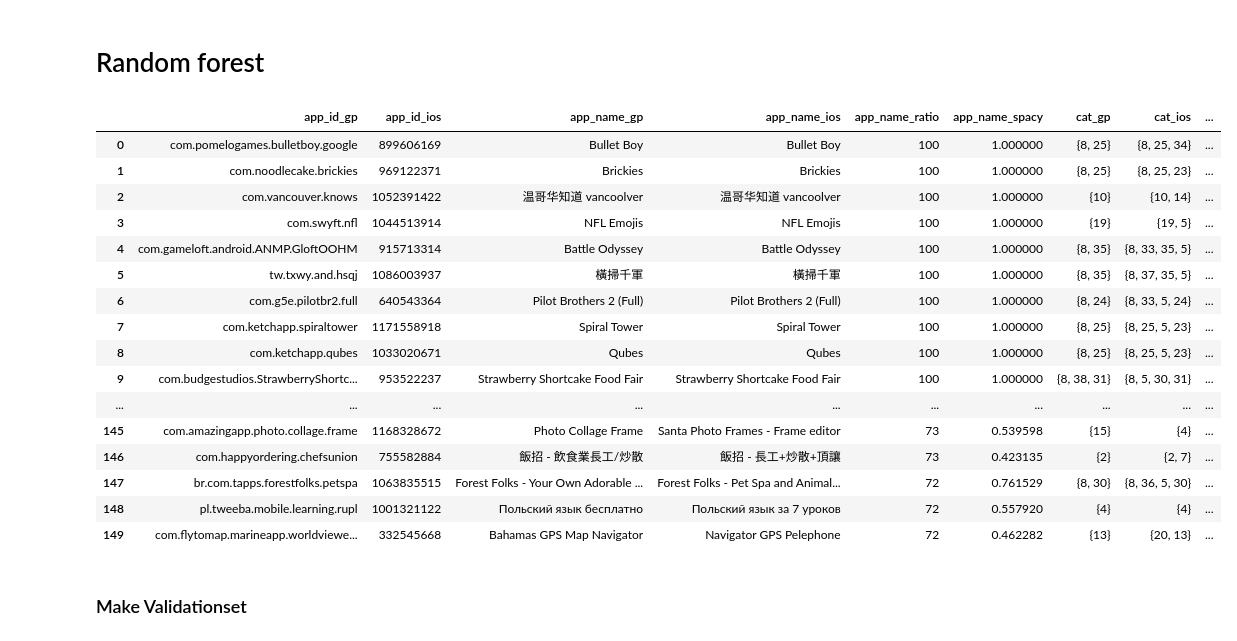
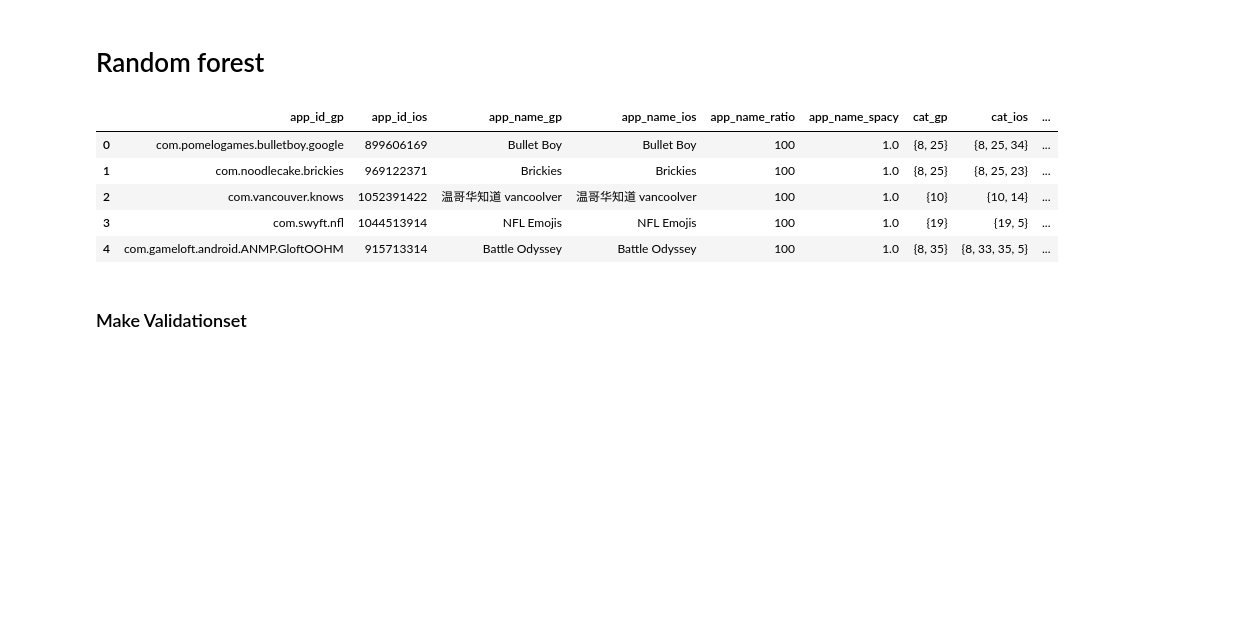
Before and after one commit to miliar/app-name-matching, a Jupyter notebook: main.ipynb, the cells around one changed output. Drawn from its saved outputs; the diff is of its cells as text; code cells hidden in the pictures; blank space fills up the shorter version.

```diff
--- a/main.ipynb
+++ b/main.ipynb
@@ -265,27 +265,16 @@ df_ratio = pd.read_feather(f'{PATH}ratio')
 # %%
 #Looking at data sorted by new features
 df_ratio.sort_values(by=['app_name_ratio','app_name_spacy',
                          'publisher_name_ratio','publisher_name_spacy',
                          'cat_jaccard',
-                         'categories_ratio','categories_spacy'],ascending=False).reset_index(drop=True).head(150)
+                         'categories_ratio','categories_spacy'],ascending=False).reset_index(drop=True).head()
 # %% [output]
 |  | app_id_gp | app_id_ios | app_name_gp | app_name_ios | app_name_ratio | app_name_spacy | cat_gp | cat_ios | ... |
-| 0 | com.pomelogames.bulletboy.google | 899606169 | Bullet Boy | Bullet Boy | 100 | 1.000000 | {8, 25} | {8, 25, 34} | ... |
-| 1 | com.noodlecake.brickies | 969122371 | Brickies | Brickies | 100 | 1.000000 | {8, 25} | {8, 25, 23} | ... |
-| 2 | com.vancouver.knows | 1052391422 | 温哥华知道 vancoolver | 温哥华知道 vancoolver | 100 | 1.000000 | {10} | {10, 14} | ... |
-| 3 | com.swyft.nfl | 1044513914 | NFL Emojis | NFL Emojis | 100 | 1.000000 | {19} | {19, 5} | ... |
-| 4 | com.gameloft.android.ANMP.GloftOOHM | 915713314 | Battle Odyssey | Battle Odyssey | 100 | 1.000000 | {8, 35} | {8, 33, 35, 5} | ... |
-| 5 | tw.txwy.and.hsqj | 1086003937 | 橫掃千軍 | 橫掃千軍 | 100 | 1.000000 | {8, 35} | {8, 37, 35, 5} | ... |
-| 6 | com.g5e.pilotbr2.full | 640543364 | Pilot Brothers 2 (Full) | Pilot Brothers 2 (Full) | 100 | 1.000000 | {8, 24} | {8, 33, 5, 24} | ... |
-| 7 | com.ketchapp.spiraltower | 1171558918 | Spiral Tower | Spiral Tower | 100 | 1.000000 | {8, 25} | {8, 25, 5, 23} | ... |
-| 8 | com.ketchapp.qubes | 1033020671 | Qubes | Qubes | 100 | 1.000000 | {8, 25} | {8, 25, 5, 23} | ... |
-| 9 | com.budgestudios.StrawberryShortc... | 953522237 | Strawberry Shortcake Food Fair | Strawberry Shortcake Food Fair | 100 | 1.000000 | {8, 38, 31} | {8, 5, 30, 31} | ... |
-| ... | ... | ... | ... | ... | ... | ... | ... | ... | ... |
-| 145 | com.amazingapp.photo.collage.frame | 1168328672 | Photo Collage Frame | Santa Photo Frames - Frame editor | 73 | 0.539598 | {15} | {4} | ... |
-| 146 | com.happyordering.chefsunion | 755582884 | 飯招 - 飲食業長工/炒散 | 飯招 - 長工+炒散+頂讓 | 73 | 0.423135 | {2} | {2, 7} | ... |
-| 147 | br.com.tapps.forestfolks.petspa | 1063835515 | Forest Folks - Your Own Adorable ... | Forest Folks - Pet Spa and Animal... | 72 | 0.761529 | {8, 30} | {8, 36, 5, 30} | ... |
-| 148 | pl.tweeba.mobile.learning.rupl | 1001321122 | Польский язык бесплатно | Польский язык за 7 уроков | 72 | 0.557920 | {4} | {4} | ... |
-| 149 | com.flytomap.marineapp.worldviewe... | 332545668 | Bahamas GPS Map Navigator | Navigator GPS Pelephone | 72 | 0.462282 | {13} | {20, 13} | ... |
+| 0 | com.pomelogames.bulletboy.google | 899606169 | Bullet Boy | Bullet Boy | 100 | 1.0 | {8, 25} | {8, 25, 34} | ... |
+| 1 | com.noodlecake.brickies | 969122371 | Brickies | Brickies | 100 | 1.0 | {8, 25} | {8, 25, 23} | ... |
+| 2 | com.vancouver.knows | 1052391422 | 温哥华知道 vancoolver | 温哥华知道 vancoolver | 100 | 1.0 | {10} | {10, 14} | ... |
+| 3 | com.swyft.nfl | 1044513914 | NFL Emojis | NFL Emojis | 100 | 1.0 | {19} | {19, 5} | ... |
+| 4 | com.gameloft.android.ANMP.GloftOOHM | 915713314 | Battle Odyssey | Battle Odyssey | 100 | 1.0 | {8, 35} | {8, 33, 35, 5} | ... |
 # %%
 #preparing Dataset
 df_ratio.app_id_ios = df_ratio.app_id_ios.astype(int)
```
Also changed, not shown: parts of 4 cells of this notebook.
